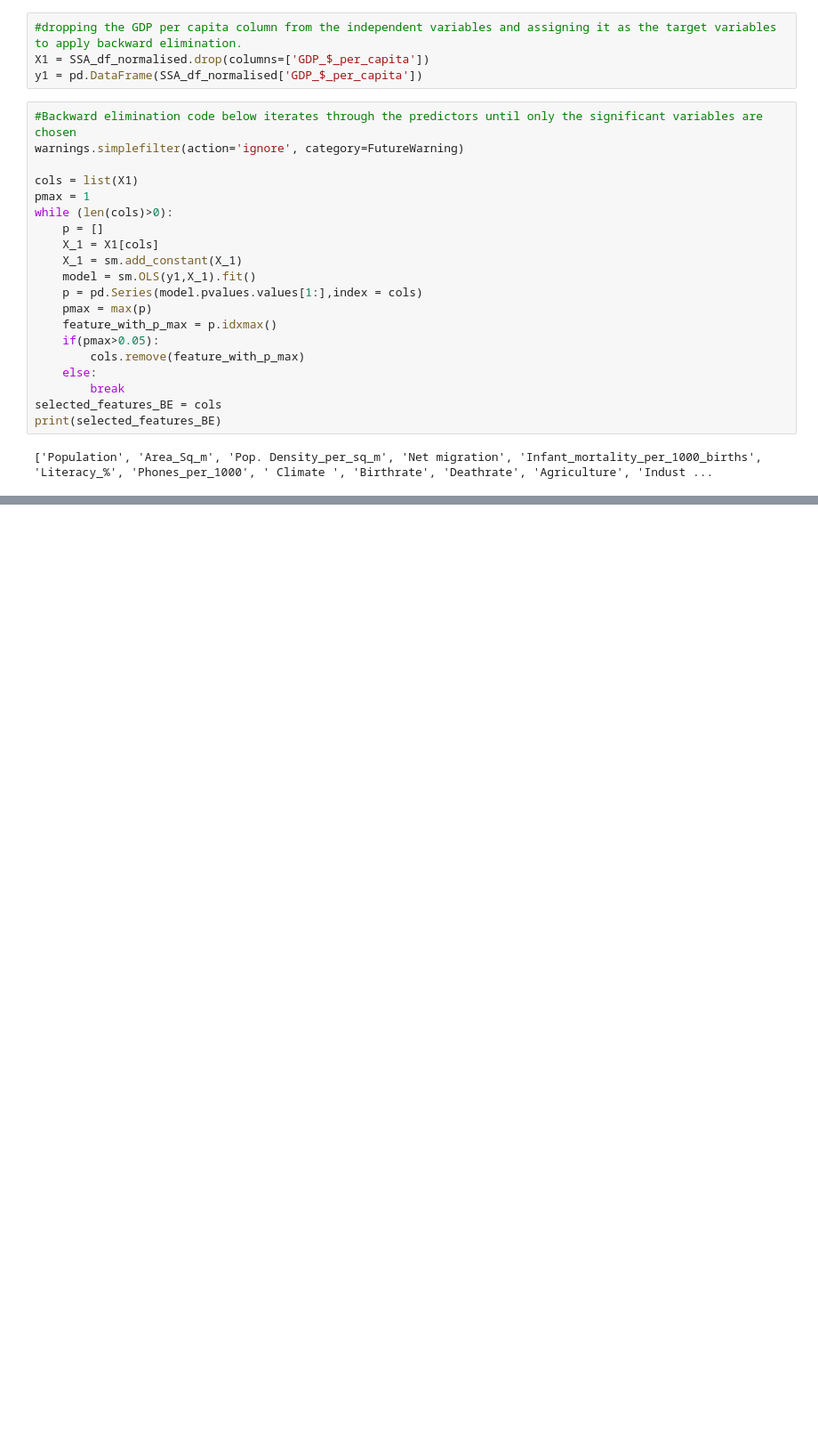
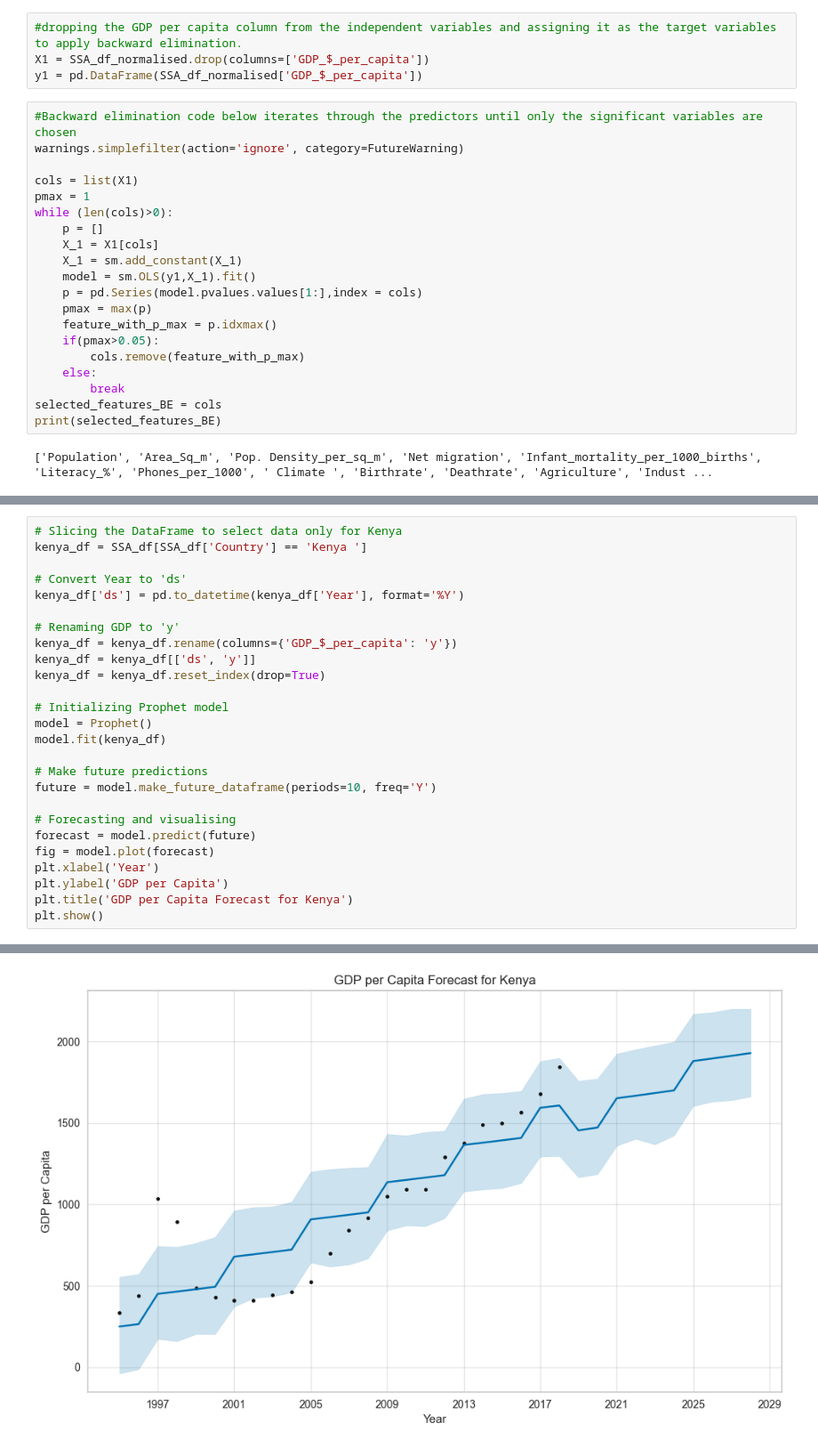
Before and after one commit to RoseWairimuK/GDP, a Jupyter notebook: gdp.ipynb, the cells around one changed output, grey strips where cells are left out. Shown at 89% size. Drawn from its saved outputs; the diff is of its cells as text; blank space fills up the shorter version.

```diff
--- a/gdp.ipynb
+++ b/gdp.ipynb
@@ -1254,0 +1530,27 @@ The project has confirmed that machine learning can be used to investigate the p
+# %%
+# Slicing the DataFrame to select data only for Kenya
+kenya_df = SSA_df[SSA_df['Country'] == 'Kenya ']
+
+# Convert Year to 'ds'
+kenya_df['ds'] = pd.to_datetime(kenya_df['Year'], format='%Y')
+
+# Renaming GDP to 'y'
+kenya_df = kenya_df.rename(columns={'GDP_$_per_capita': 'y'})
+kenya_df = kenya_df[['ds', 'y']]
+kenya_df = kenya_df.reset_index(drop=True)
+
+# Initializing Prophet model
+model = Prophet()
+model.fit(kenya_df)
+
+# Make future predictions
+future = model.make_future_dataframe(periods=10, freq='Y')
+
+# Forecasting and visualising
+forecast = model.predict(future)
+fig = model.plot(forecast)
+plt.xlabel('Year')
+plt.ylabel('GDP per Capita')
+plt.title('GDP per Capita Forecast for Kenya')
+plt.show()
+# %% [output]
@@ -1254,0 +1559 @@ The project has confirmed that machine learning can be used to investigate the p
+[figure, added]
```
Also changed, not shown: parts of 107 cells of this notebook, 1 other file.
